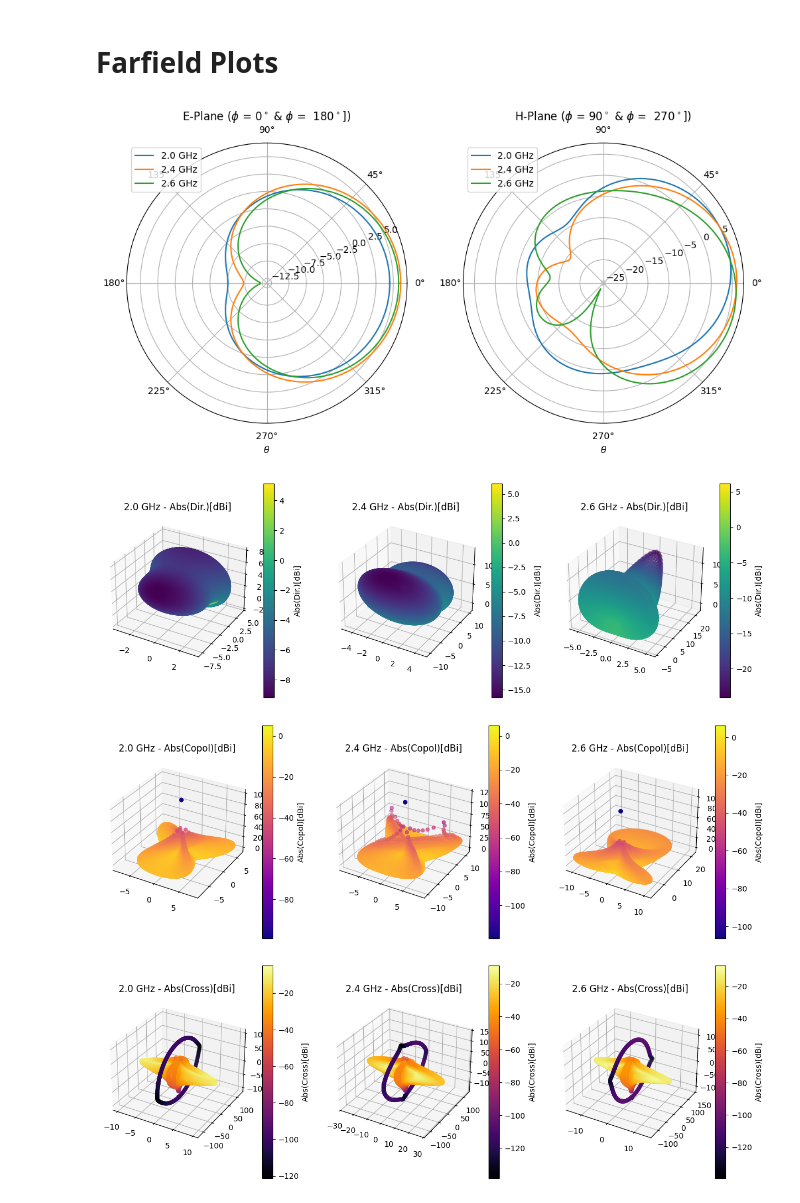
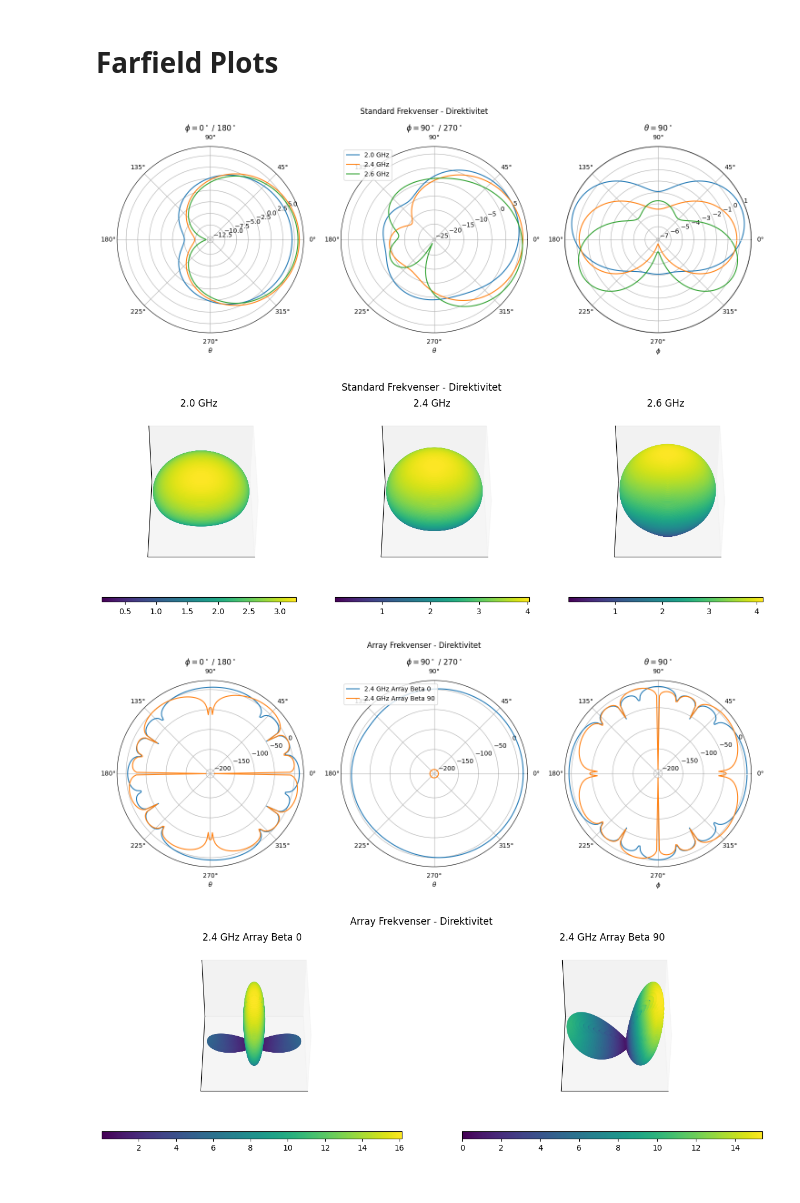
Before and after one commit to SkaugJr/TTT4215-Antenneteknikk, a Jupyter notebook: CST.ipynb, the cells around one changed output. Saved outputs shown, nothing was run; the diff lists cells and outputs as text; code cells hidden in the pictures.

```diff
--- a/CST.ipynb
+++ b/CST.ipynb
@@ -153,19 +153,26 @@ import matplotlib.pyplot as plt
 from mpl_toolkits.mplot3d import Axes3D
 
 # Les inn dataen
-file_paths = {
+file_paths_standard = {
     '2.0 GHz': 'CST_Data/2_0GHz3D.txt',
     '2.4 GHz': 'CST_Data/2_4GHz3D.txt',
     '2.6 GHz': 'CST_Data/2_6GHz3D.txt'
 }
 
+file_paths_array = {
+    '2.4 GHz Array Beta 0': 'CST_Data/2_4GHz3D_Array_Beta0.txt',
+    '2.4 GHz Array Beta 90': 'CST_Data/2_4GHz3D_Array_Beta90.txt'
+}
+
 columns = ["Theta [deg.]", "Phi [deg.]", "Abs(Dir.)[dBi]", "Abs(Cross)[dBi]", "Phase(Cross)[deg.]",
            "Abs(Copol)[dBi]", "Phase(Copol)[deg.]", "Ax.Ratio[dB]"]
 
-datasets = {freq: pd.read_csv(path, skiprows=2, names=columns, sep=r"\s+") for freq, path in file_paths.items()}
+datasets_standard = {freq: pd.read_csv(path, skiprows=2, names=columns, sep=r"\s+") for freq, path in file_paths_standard.items()}
+datasets_array = {freq: pd.read_csv(path, skiprows=2, names=columns, sep=r"\s+") for freq, path in file_paths_array.items()}
 
-def plot_polar(datasets):
-    fig, ax = plt.subplots(1, 2, subplot_kw={'projection': 'polar'}, figsize=(12, 6))
+# Funksjon for å plotte polar-diagrammer for alle frekvenser i samme plott
+def plot_polar(datasets, title):
+    fig, ax = plt.subplots(1, 3, subplot_kw={'projection': 'polar'}, figsize=(18, 6))
 
     for freq, data in datasets.items():
         # Del opp i E- og H-plan
@@ -181,50 +188,70 @@ def plot_polar(datasets):
 
         # Sorter for å unngå streker mellom ikke-sammenhengende punkter
         e_plane = e_plane.sort_values(by="Theta [deg.]")
         h_plane = h_plane.sort_values(by="Theta [deg.]")
+        e2_plane = data[data["Theta [deg.]"].isin([90])]
 
         # E-plan
-        ax[0].plot(np.radians(e_plane["Theta [deg.]"].values), e_plane["Abs(Copol)[dBi]"].values, label=f"{freq}")
-        ax[0].set_title(r"E-Plane ($\phi$ = $0^\circ$ & $\phi$ =  $180^\circ$])")
+        ax[0].plot(np.radians(e_plane["Theta [deg.]"].values), e_plane["Abs(Dir.)[dBi]"].values, label=f"{freq}")
+        ax[0].set_title(r"$\phi = 0^\circ$ / $180^\circ$")
         ax[0].set_xlabel(r"$\theta$")
 
         # H-plan
-        ax[1].plot(np.radians(h_plane["Theta [deg.]"].values), h_plane["Abs(Copol)[dBi]"].values, label=f"{freq}")
-        ax[1].set_title(r"H-Plane ($\phi$ = $90^\circ$ & $\phi$ =  $270^\circ$])")
+        ax[1].plot(np.radians(h_plane["Theta [deg.]"].values), h_plane["Abs(Dir.)[dBi]"].values, label=f"{freq}")
+        ax[1].set_title(r"$\phi = 90^\circ$ / $270^\circ$")
         ax[1].set_xlabel(r"$\theta$")
 
-    ax[0].legend()
-    ax[1].legend()
+        ax[2].plot(np.radians(e2_plane["Phi [deg.]"].values), e2_plane["Abs(Dir.)[dBi]"].values, label=f"{freq}")
+        ax[2].set_title(r"$\theta = 90^\circ$")
+        ax[2].set_xlabel(r"$\phi$")
+
+    ax[1].legend(loc='best')
+
+    plt.suptitle(title + " - Direktivitet" )
     plt.show()
 
-def plot_3d(datasets, param, cmap='viridis'):
+# Funksjon for å plotte 3D strålingsmønster med ulike parametere
+def plot_3d(datasets, param, title, cmap='viridis'):
     fig = plt.figure(figsize=(15, 5))
 
     for i, (freq, data) in enumerate(datasets.items(), 1):
         ax = fig.add_subplot(1, len(datasets), i, projection='3d')
 
         theta = np.radians(data["Theta [deg.]"])
         phi = np.radians(data["Phi [deg.]"])
-        r = data[param]
+        r = 10**(data[param]/10)
 
         x = r * np.sin(theta) * np.cos(phi)
         y = r * np.sin(theta) * np.sin(phi)
         z = r * np.cos(theta)
 
         sc = ax.scatter(x, y, z, c=r, cmap=cmap, marker='o')
-        fig.colorbar(sc, ax=ax, label=param)
-        ax.set_title(f"{freq} - {param}")
+        fig.colorbar(sc, ax=ax, orientation='horizontal', pad=0.1, aspect=40)
+        ax.set_title(f"{freq}")
+        ax.view_init(elev=45, azim=90)
 
+        ax.set_xticks([])
+        ax.set_yticks([])
+        ax.set_zticks([])
+
+    plt.suptitle(title)
     plt.show()
 
-# Plot for alle frekvenser
-plot_polar(datasets)
-plot_3d(datasets, "Abs(Dir.)[dBi]", cmap='viridis')  # Direktivitet
-plot_3d(datasets, "Abs(Copol)[dBi]", cmap='plasma')  # Copolarized
-plot_3d(datasets, "Abs(Cross)[dBi]", cmap='inferno') # Cross-polarized
-plot_3d(datasets, "Ax.Ratio[dB]", cmap='cividis')   # Axial ratio
+# Plot for standard frekvenser
+plot_polar(datasets_standard, "Standard Frekvenser")
+plot_3d(datasets_standard, "Abs(Dir.)[dBi]", "Standard Frekvenser - Direktivitet", cmap='viridis')
+#plot_3d(datasets_standard, "Abs(Copol)[dBi]", "Standard Frekvenser - Copolarized", cmap='plasma')
+#plot_3d(datasets_standard, "Abs(Cross)[dBi]", "Standard Frekvenser - Cross-polarized", cmap='inferno')
+#plot_3d(datasets_standard, "Ax.Ratio[dB]", "Standard Frekvenser - Axial Ratio", cmap='cividis')
+
+# Plot for array-frekvenser
+plot_polar(datasets_array, "Array Frekvenser")
+plot_3d(datasets_array, "Abs(Dir.)[dBi]", "Array Frekvenser - Direktivitet", cmap='viridis')
+#plot_3d(datasets_array, "Abs(Copol)[dBi]", "Array Frekvenser - Copolarized", cmap='plasma')
+#plot_3d(datasets_array, "Abs(Cross)[dBi]", "Array Frekvenser - Cross-polarized", cmap='inferno')
+#plot_3d(datasets_array, "Ax.Ratio[dB]", "Array Frekvenser - Axial Ratio", cmap='cividis')
 # %% [output]
-[figure, old version]
+[figure, new version]
-[figure, old version]
+[figure, new version]
-[figure, old version]
+[figure, new version]
-[figure, old version]
+[figure, new version]
```
Also changed, not shown: parts of 1 cell of this notebook.
